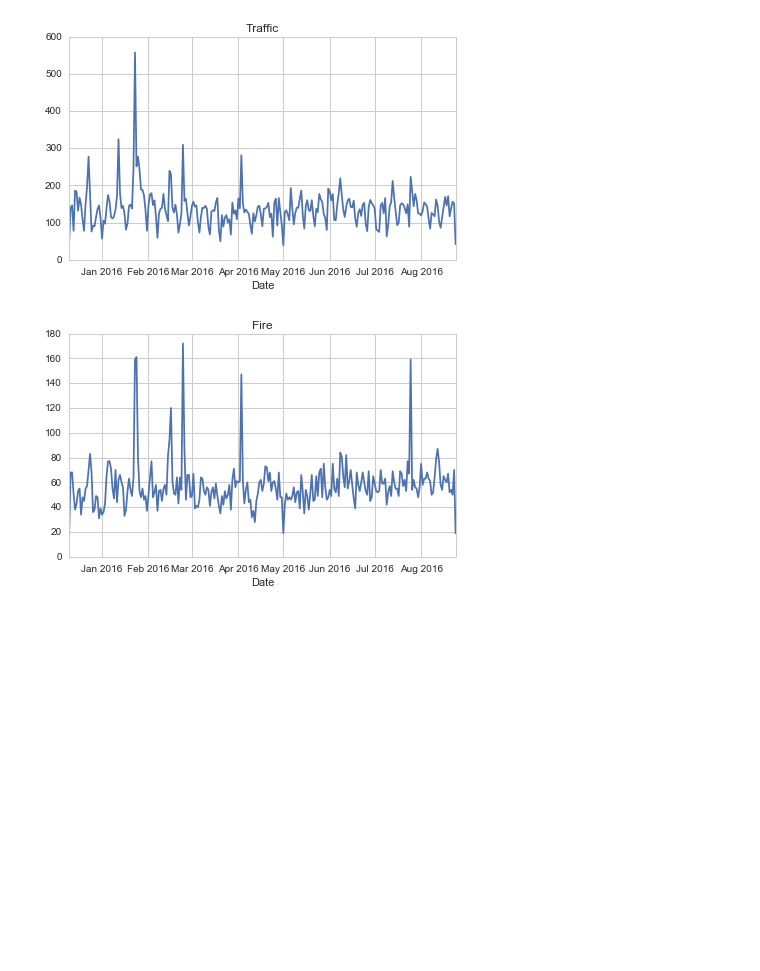
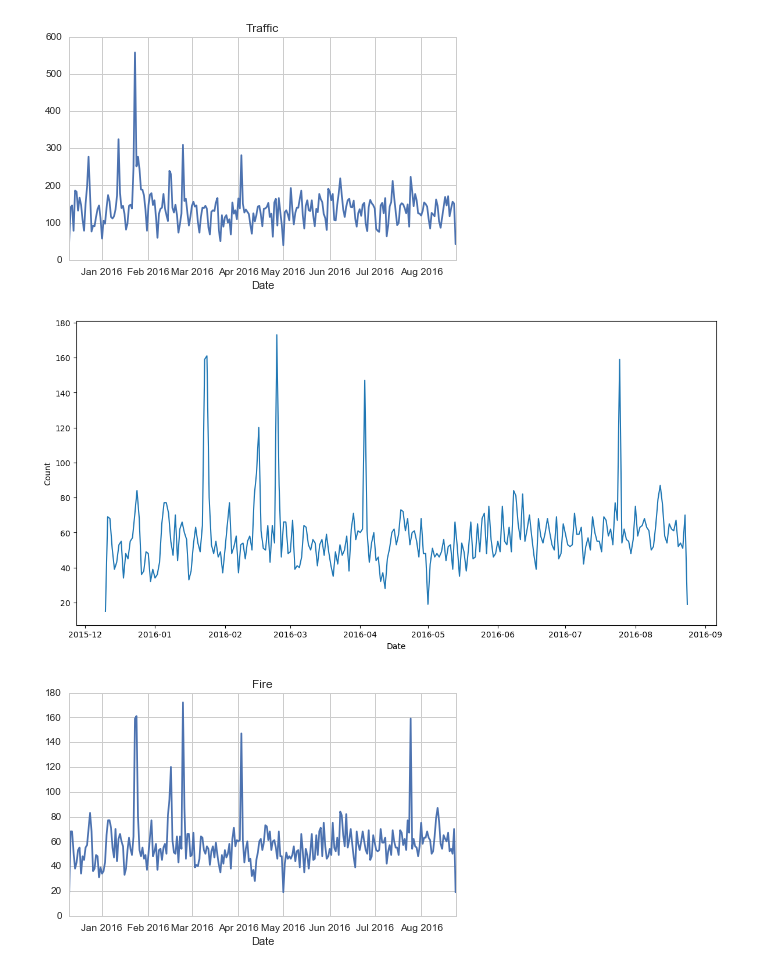
Before and after one commit to Jamy11/data-capstone-projects, a Jupyter notebook: 01-911 Calls Data Capstone Project.ipynb, the cells around one changed output. Saved outputs shown, nothing was run; the diff lists cells and outputs as text; code cells hidden in the pictures; blank space fills up the shorter version.

```diff
--- a/01-911 Calls Data Capstone Project.ipynb
+++ b/01-911 Calls Data Capstone Project.ipynb
@@ -334,6 +344,17 @@ sns.lineplot(data=group_by_date)
 # %%
 # %% [output]
 [figure]
+# %%
+# EMS
+# FIRE
+Fire_df = df[ df['Reason'] == 'Fire']
+fire_count = Fire_df.groupby('Date').size().reset_index(name='Count')
+
+plt.figure(figsize=(12,6))
+sns.lineplot(x='Date',y='Count',data=fire_count)
+plt.tight_layout()
+# %% [output]
+[figure, added]
 # %%
 # %% [output]
 [figure]
```
Also changed, not shown: parts of 13 cells of this notebook.
